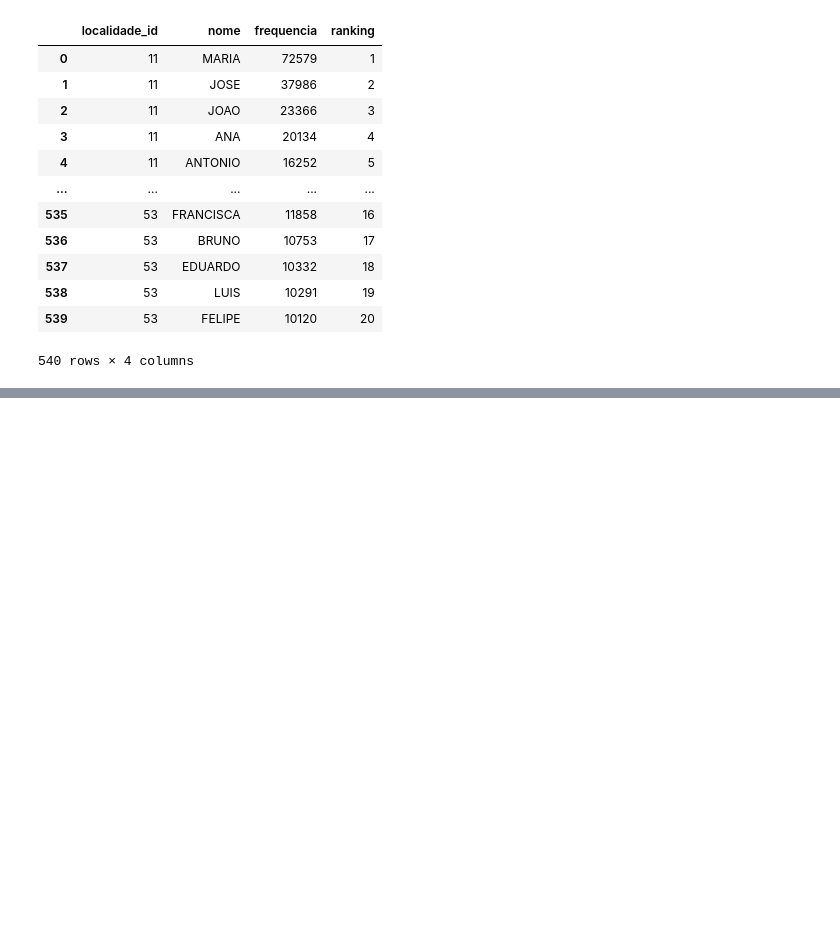
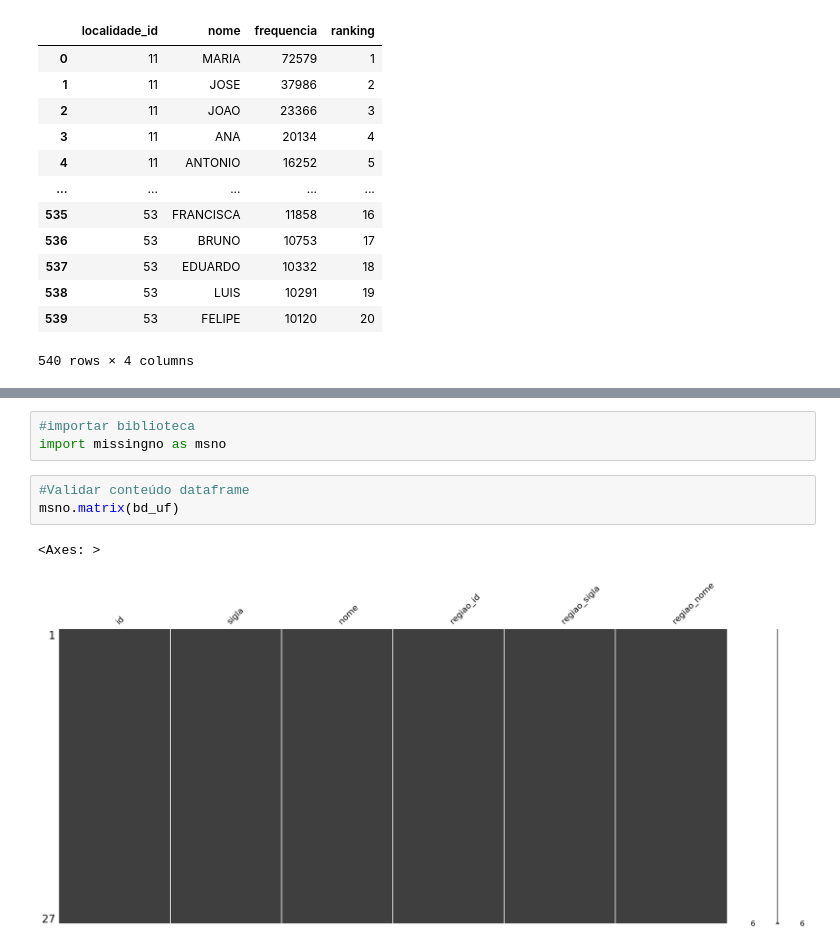
Before and after one commit to Francis-Vieira/GIT_AULAS, a Jupyter notebook: Aula 14 - Entrega parcial.ipynb, the cells around one changed output, grey strips where cells are left out. Saved outputs shown, nothing was run; the diff lists cells and outputs as text; blank space fills up the shorter version.

```diff
--- a/Aula 14 - Entrega parcial.ipynb
+++ b/Aula 14 - Entrega parcial.ipynb
@@ -125,0 +205,9 @@ bd_ranking
+# %%
+#importar biblioteca
+import missingno as msno
+# %%
+#Validar conteúdo dataframe
+msno.matrix(bd_uf)
+# %% [output]
+<Axes: >
+[figure, added]
```
Also changed, not shown: parts of 11 cells of this notebook, 1 other file.
